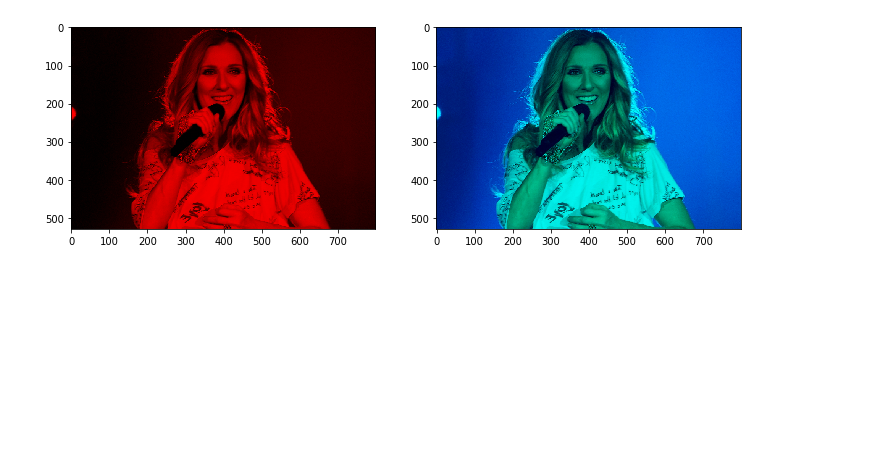
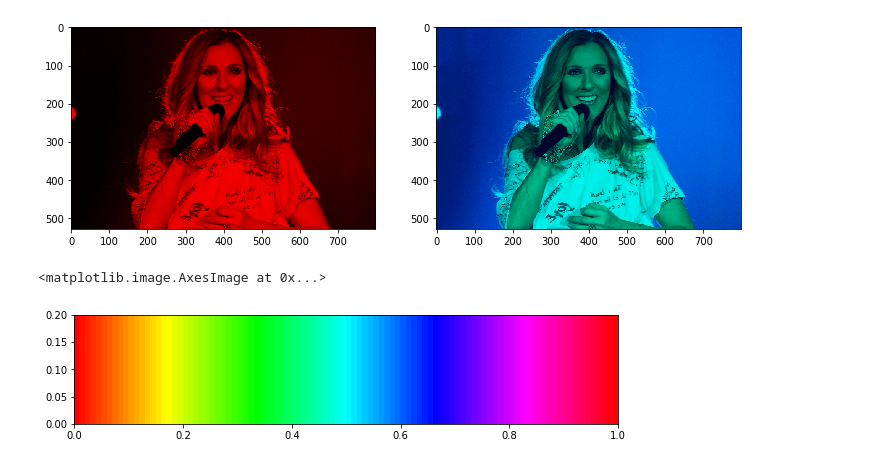
Before and after one commit to amicuscertus/Colab001, a Jupyter notebook: scikit_image001.ipynb, the cells around one changed output. Saved outputs shown, nothing was run; the diff lists cells and outputs as text; code cells hidden in the pictures; blank space fills up the shorter version.

```diff
--- a/scikit_image001.ipynb
+++ b/scikit_image001.ipynb
@@ -35,3 +35,13 @@ ax2.imshow(yellow_multiplier * celine)
 # %% [output]
 <matplotlib.image.AxesImage at 0x...>
 [figure]
+# %%
+hue_gradient = np.linspace(0, 1, 100)
+hsv = np.ones(shape=(1, len(hue_gradient), 3), dtype=float)
+hsv[:, :, 0] = hue_gradient
+all_hues = color.hsv2rgb(hsv)
+fig, ax = plt.subplots(figsize=(10, 2))
+ax.imshow(all_hues, extent=(0, 1, 0, 0.2))
+# %% [output]
+<matplotlib.image.AxesImage at 0x...>
+[figure, added]
```
